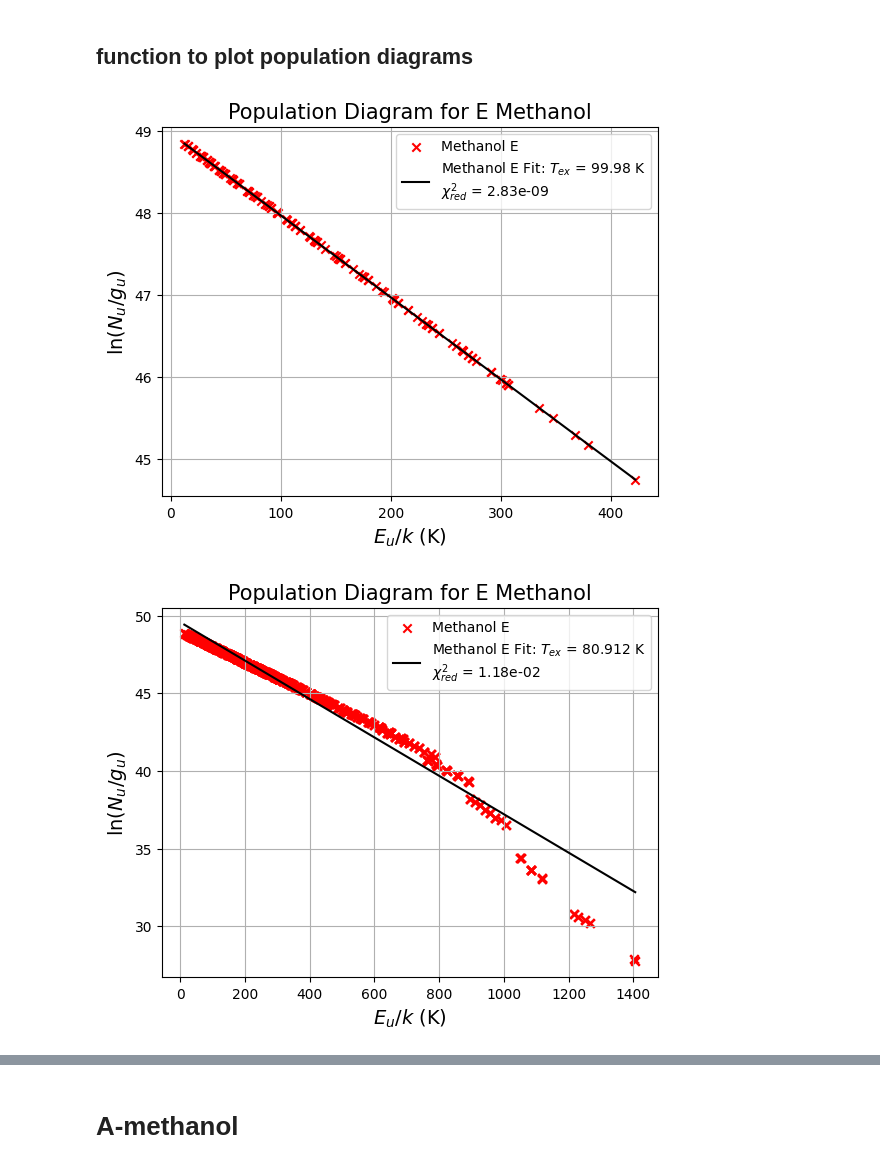
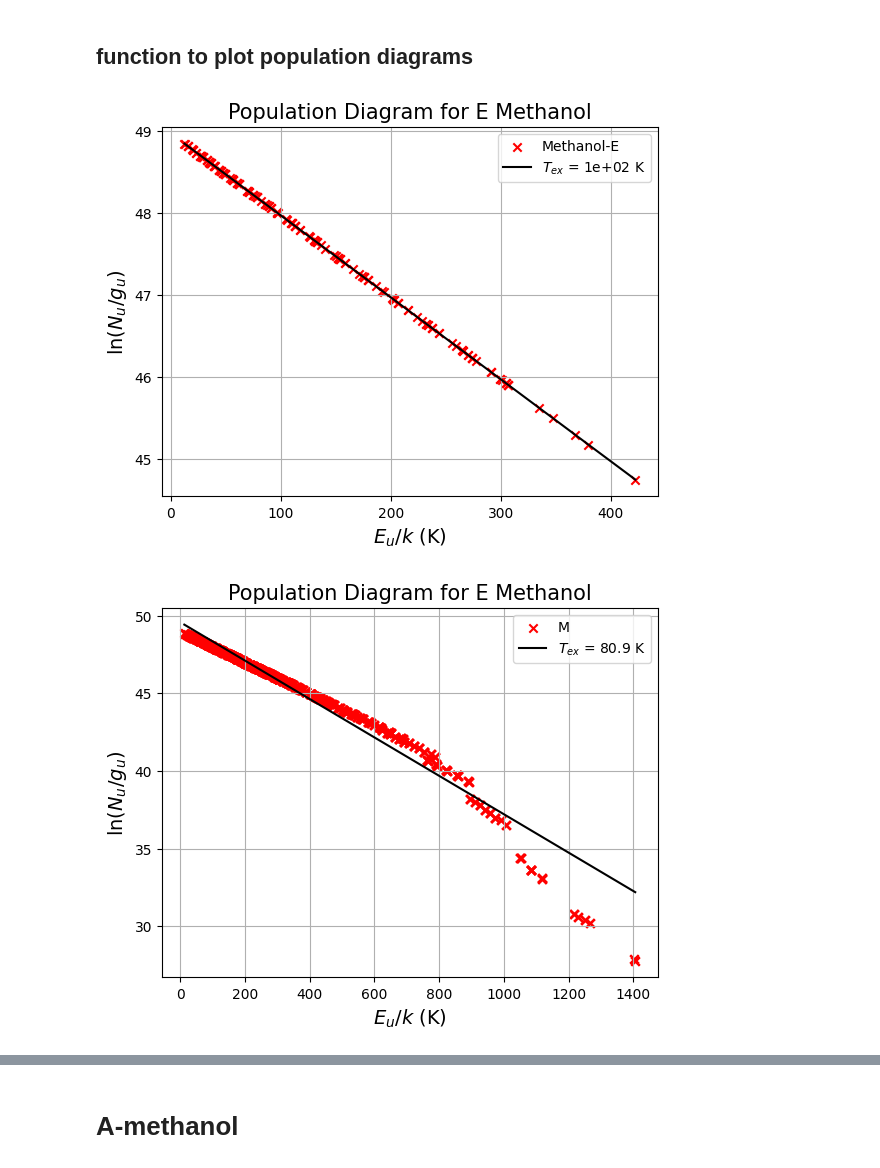
Before and after one commit to aleksej-rodano/phas0052_project, a Jupyter notebook: pythonradex_clean.ipynb, the cells around one changed output, grey strips where cells are left out. Saved outputs shown, nothing was run; the diff lists cells and outputs as text; code cells hidden in the pictures.

Commit message:
fixed plots, multiple h2 densities on same plot

```diff
--- a/pythonradex_clean.ipynb
+++ b/pythonradex_clean.ipynb
@@ -1711,29 +1713,29 @@ def plot_population_diagram(
 # %%
 # plot the population diagram for methanol E, first N transitions
 num_transitions = 200
 
-T_ex_methanolE, intercept_methanolE = plot_population_diagram(
-    Eu_methanolE,
-    Nu_methanolE,
-    g_methanolE,
+plot_population_diagram(
+    [Eu_methanolE],
+    [Nu_methanolE],
+    [g_methanolE],
     num_transitions,
     title="Population Diagram for E Methanol",
-    label1="Methanol E",
+    labels=["Methanol-E"],
 )
 # %% [output]
-[figure, old version]
+[figure, new version]
 # %%
 all_transitions_methanolE = len(Eu_methanolE)
 
 
 # plot population diagram for methanol E
-T_ex_methanolE, intercept_methanolE = plot_population_diagram(
-    Eu_methanolE,
-    Nu_methanolE,
-    g_methanolE,
+plot_population_diagram(
+    [Eu_methanolE],
+    [Nu_methanolE],
+    [g_methanolE],
     all_transitions_methanolE,
     title="Population Diagram for E Methanol",
-    label1="Methanol E",
+    labels="Methanol E",
 )
 # %% [output]
-[figure, old version]
+[figure, new version]
```
Also changed, not shown: parts of 11 cells of this notebook.
